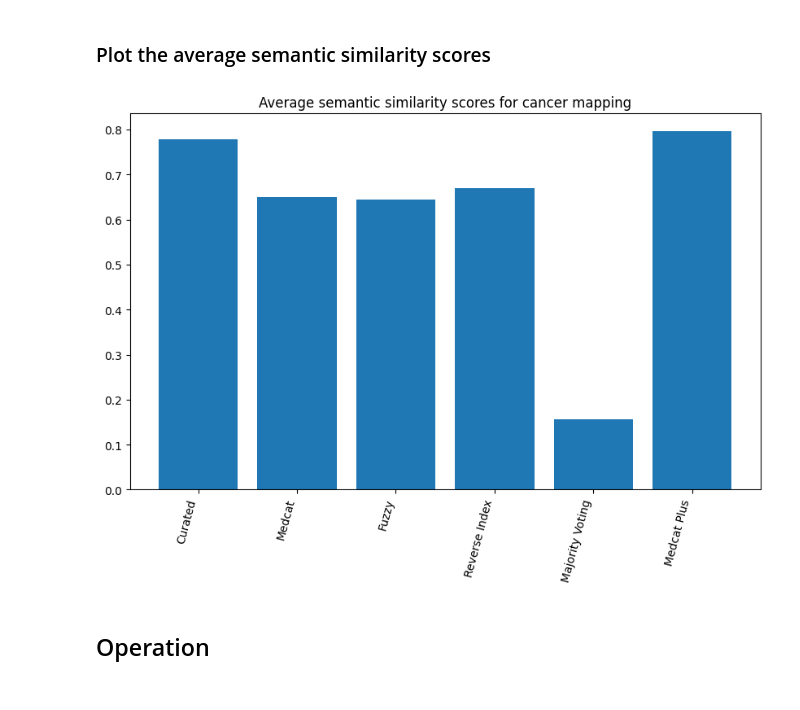
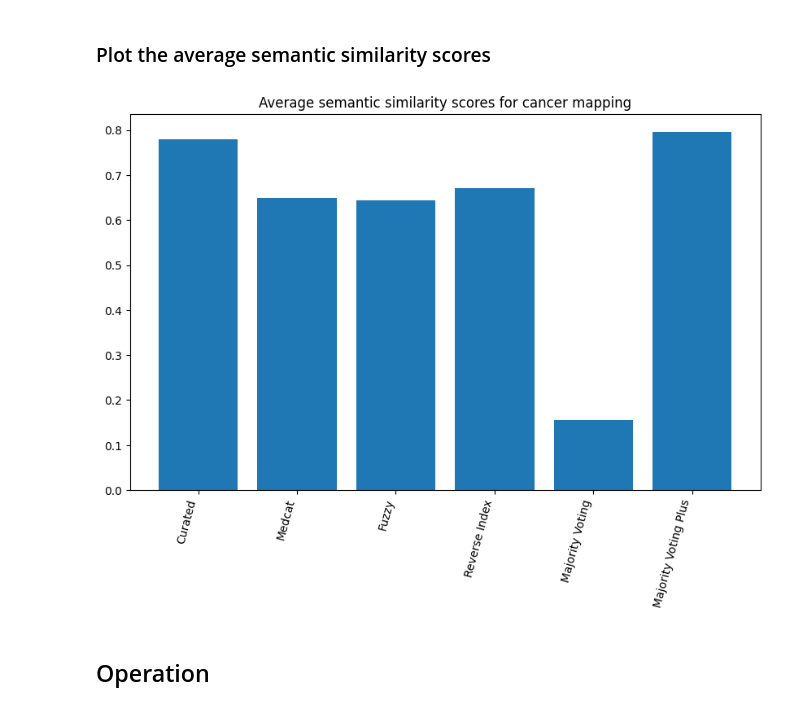
Before and after one commit to ryashpal/EHRQC, a Jupyter notebook: notebooks/python/concept_mapping/medcat_snomed.ipynb, the cells around one changed output. Saved outputs shown, nothing was run; the diff lists cells and outputs as text; code cells hidden in the pictures.

```diff
--- a/notebooks/python/concept_mapping/medcat_snomed.ipynb
+++ b/notebooks/python/concept_mapping/medcat_snomed.ipynb
@@ -411,8 +419,8 @@ mappedCancerFullDf
 | 80 | cin/pre-cancer cells cervix | 1072 | Malignant tumor of cervix | Tumor cells, malignant | Non-anemic red cell disorder | Squamous cell carcinoma of cervix | ... |
 81 rows × 7 columns
 # %%
-mappedCancerFullDf['medcatPlus'] = mappedCancerFullDf.majorityVoting
-mappedCancerFullDf.loc[mappedCancerFullDf.majorityVoting.isna(), 'medcatPlus'] = mappedCancerFullDf[mappedCancerFullDf.majorityVoting.isna()].apply(func=getMaxConcept, axis=1)
+mappedCancerFullDf['majorityVotingPlus'] = mappedCancerFullDf.majorityVoting
+mappedCancerFullDf.loc[mappedCancerFullDf.majorityVoting.isna(), 'majorityVotingPlus'] = mappedCancerFullDf[mappedCancerFullDf.majorityVoting.isna()].apply(func=getMaxConcept, axis=1)
 mappedCancerFullDf
 # %% [output]
 |  | sourceName | sourceValueCode | curatedConcept | medcatConcept | fuzzyConcept | reverseIndexConcept | ... |
@@ -483,7 +491,7 @@ mappedCancerFullDf['semantic_similarity_score_medcat'] = [calculateSemanticSimil
 mappedCancerFullDf['semantic_similarity_score_fuzzy'] = [calculateSemanticSimilarityScore(str(row['sourceName']), str(row['fuzzyConcept'])) for _, row in mappedCancerFullDf.iterrows()]
 mappedCancerFullDf['semantic_similarity_score_reverse_index'] = [calculateSemanticSimilarityScore(str(row['sourceName']), str(row['reverseIndexConcept'])) for _, row in mappedCancerFullDf.iterrows()]
 mappedCancerFullDf['semantic_similarity_score_majority_voting'] = [calculateSemanticSimilarityScore(str(row['sourceName']), str(row['majorityVoting'])) for _, row in mappedCancerFullDf.iterrows()]
-mappedCancerFullDf['semantic_similarity_score_medcat_plus'] = [calculateSemanticSimilarityScore(str(row['sourceName']), str(row['medcatPlus'])) for _, row in mappedCancerFullDf.iterrows()]
+mappedCancerFullDf['semantic_similarity_score_majority_voting_plus'] = [calculateSemanticSimilarityScore(str(row['sourceName']), str(row['majorityVotingPlus'])) for _, row in mappedCancerFullDf.iterrows()]
 mappedCancerFullDf
 # %% [output]
 |  | sourceName | sourceValueCode | curatedConcept | medcatConcept | fuzzyConcept | reverseIndexConcept | ... |
@@ -504,23 +512,23 @@ mappedCancerFullDf
 # %%
 avg_semantic_similarity_score_curated = mappedCancerFullDf[mappedCancerFullDf['curatedConcept'].notna()]['semantic_similarity_score_curated'].sum()/mappedCancerFullDf.shape[0]
 avg_semantic_similarity_score_medcat = mappedCancerFullDf[mappedCancerFullDf['medcatConcept'].notna()]['semantic_similarity_score_medcat'].sum()/mappedCancerFullDf.shape[0]
 avg_semantic_similarity_score_fuzzy = mappedCancerFullDf[mappedCancerFullDf['fuzzyConcept'].notna()]['semantic_similarity_score_fuzzy'].sum()/mappedCancerFullDf.shape[0]
 avg_semantic_similarity_score_reverse_index = mappedCancerFullDf[mappedCancerFullDf['reverseIndexConcept'].notna()]['semantic_similarity_score_reverse_index'].sum()/mappedCancerFullDf.shape[0]
 avg_semantic_similarity_score_majority_voting = mappedCancerFullDf[mappedCancerFullDf['majorityVoting'].notna()]['semantic_similarity_score_majority_voting'].sum()/mappedCancerFullDf.shape[0]
-avg_semantic_similarity_score_medcat_plus = mappedCancerFullDf[mappedCancerFullDf['medcatPlus'].notna()]['semantic_similarity_score_medcat_plus'].sum()/mappedCancerFullDf.shape[0]
+avg_semantic_similarity_score_majority_voting_plus = mappedCancerFullDf[mappedCancerFullDf['majorityVotingPlus'].notna()]['semantic_similarity_score_majority_voting_plus'].sum()/mappedCancerFullDf.shape[0]
 
 fig, ax = plt.subplots(figsize=(10, 6))
 ax.bar(
-    x=['Curated', 'Medcat', 'Fuzzy', 'Reverse Index', 'Majority Voting', 'Medcat Plus'],
+    x=['Curated', 'Medcat', 'Fuzzy', 'Reverse Index', 'Majority Voting', 'Majority Voting Plus'],
     height=[
-        avg_semantic_similarity_score_curated, avg_semantic_similarity_score_medcat, avg_semantic_similarity_score_fuzzy, avg_semantic_similarity_score_reverse_index, avg_semantic_similarity_score_majority_voting, avg_semantic_similarity_score_medcat_plus
+        avg_semantic_similarity_score_curated, avg_semantic_similarity_score_medcat, avg_semantic_similarity_score_fuzzy, avg_semantic_similarity_score_reverse_index, avg_semantic_similarity_score_majority_voting, avg_semantic_similarity_score_majority_voting_plus
         ],
     )
 ax.set_title('Average semantic similarity scores for cancer mapping')
 plt.xticks(rotation=75, ha='right')
 plt.show()
 # %% [output]
-[figure, old version]
+[figure, new version]
 # %% [markdown]
 ## Operation
 # %% [markdown]
```
Also changed, not shown: parts of 14 cells of this notebook.
